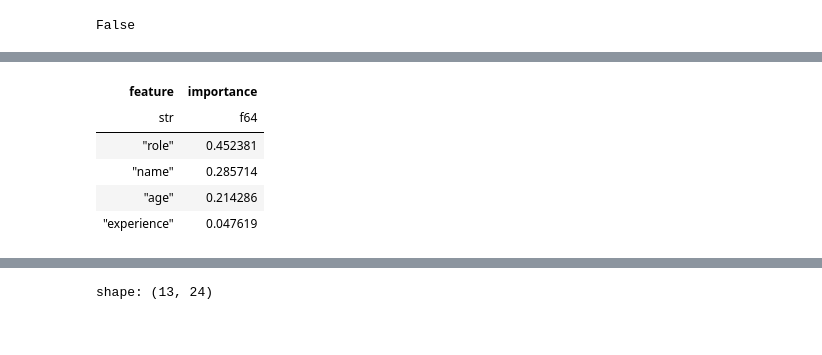
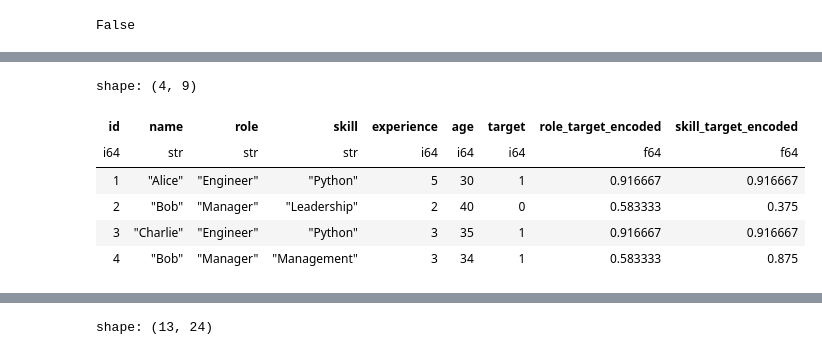
Before and after one commit to chineidu/End-to-end-Sale-Forecasting, a Jupyter notebook: notebooks/01-lab.ipynb, the cells around one changed output, grey strips where cells are left out. Saved outputs shown, nothing was run; the diff lists cells and outputs as text; code cells hidden in the pictures.

```diff
--- a/notebooks/01-lab.ipynb
+++ b/notebooks/01-lab.ipynb
@@ -501,9 +602,10 @@ df: pl.DataFrame = pl.DataFrame(
         "id": [1, 2, 3, 4],
         "name": ["Alice", "Bob", "Charlie", "Bob"],
         "role": ["Engineer", "Manager", "Engineer", "Manager"],
+        "skill": ["Python", "Leadership", "Python", "Management"],
         "experience": [5, 2, 3, 3],
         "age": [30, 40, 35, 34],
-        "target": [1, 0, 1, 0],
+        "target": [1, 0, 1, 1],
     }
 )
 
@@ -518,0 +621,9 @@ shape: (4, 6)
+# %%
+counts = df["name"].value_counts()
+mean_target = df.group_by("name").agg(pl.col("target").mean())
+display(mean_target)
+display(counts["name"])
+for row in counts["name"]:
+    print(counts.filter(pl.col("name").eq(row))["count"].item())
+
+counts.filter(pl.col("name").eq("Alice"))["count"].item()
@@ -519,28 +647,37 @@ shape: (4, 6)
 # %%
-X = df.drop(["target", "id"])
-y = df["target"]
+def create_target_encoding(
+    df: pl.DataFrame,
+    target_col: str,
+    categorical_cols: list[str],
+    smoothing: float = 1.0,
+) -> pl.DataFrame:
+    df = df.clone()
 
-label_encoders: dict[str, LabelEncoder] = {}
+    for col in categorical_cols:
+        # Calculate mean target for each category
+        mean_target = df.group_by(col).agg(pl.col(target_col).mean())
+        global_mean = df[target_col].mean()
+        # Calculate count for each category
+        count = df[col].value_counts()
+
+        smooth_mean: dict = {}
+        for cat in count[col]:
+            n = count.filter(pl.col(col).eq(cat))["count"].item()
+            smooth_mean[cat] = (n * mean_target.filter(pl.col(col).eq(cat))[target_col].item() + smoothing * global_mean) / (
+                n + smoothing
+            )
+        df = df.with_columns(
+            pl.col(col).map_elements(lambda x: smooth_mean.get(x, global_mean)).alias(f"{col}_target_encoded")
+        )
+    print(f"Created target encoding for {len(categorical_cols)!r} categorical features")
+
+    return df
 
 
-for col in ["name", "role"]:
-    le = LabelEncoder()
-    vals = le.fit_transform(X[col])
-
-    X = X.with_columns(pl.Series(col, values=vals, dtype=pl.Int8))
-    label_encoders[col] = le
-
-# Train the model
-rf = RandomForestRegressor(n_estimators=50, random_state=42)
-rf.fit(X, y)
-
-# Get feature importances
-importances = pl.DataFrame(
-    {"feature": X.columns, "importance": rf.feature_importances_}
-).sort("importance", descending=True)
-
-
-display(importances)
-
-importances.filter(pl.col("importance") > 0.05)["feature"].to_list()
+create_target_encoding(
+    df,
+    target_col="target",
+    categorical_cols=["role", "skill"],
+    smoothing=1.0,
+)
 # %% [output]
@@ -548,6 +685,7 @@ shape: (4, 2)
+shape: (4, 9)
-| feature | importance |
-| str | f64 |
-| "role" | 0.452381 |
-| "name" | 0.285714 |
-| "age" | 0.214286 |
-| "experience" | 0.047619 |
+| id | name | role | skill | experience | age | target | role_target_encoded | skill_target_encoded |
+| i64 | str | str | str | i64 | i64 | i64 | f64 | f64 |
+| 1 | "Alice" | "Engineer" | "Python" | 5 | 30 | 1 | 0.916667 | 0.916667 |
+| 2 | "Bob" | "Manager" | "Leadership" | 2 | 40 | 0 | 0.583333 | 0.375 |
+| 3 | "Charlie" | "Engineer" | "Python" | 3 | 35 | 1 | 0.916667 | 0.916667 |
+| 4 | "Bob" | "Manager" | "Management" | 3 | 34 | 1 | 0.583333 | 0.875 |
```
Also changed, not shown: parts of 9 cells of this notebook, 1 other file.
